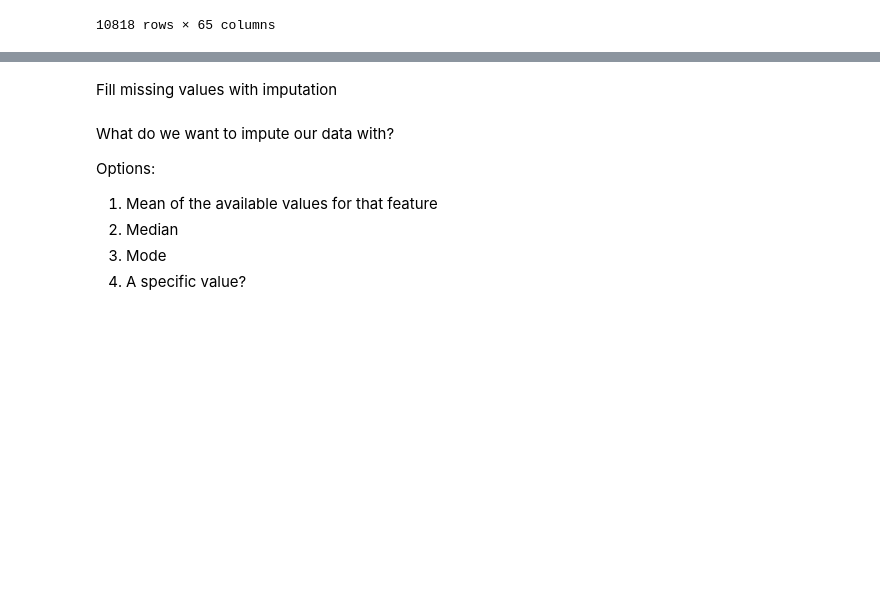
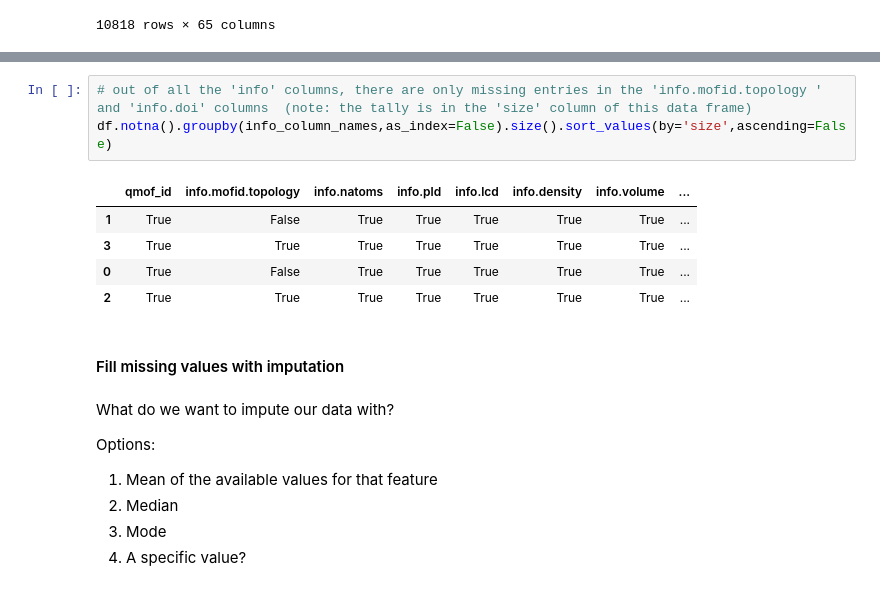
Before and after one commit to manendri/battery-materials-dsbc25, a Jupyter notebook: exploration/Preprocessing.ipynb, the cells around one changed output, grey strips where cells are left out. Cells and saved outputs as stored; diff of their text form; blank space fills up the shorter version.

```diff
--- a/exploration/Preprocessing.ipynb
+++ b/exploration/Preprocessing.ipynb
@@ -149,5 +222,14 @@ Total no. of rows after dropping rows with too many NaNs: 10818 out of 20374
+# %%
+# out of all the 'info' columns, there are only missing entries in the 'info.mofid.topology	' and 'info.doi' columns  (note: the tally is in the 'size' column of this data frame)
+df.notna().groupby(info_column_names,as_index=False).size().sort_values(by='size',ascending=False)
+# %% [output]
+|  | qmof_id | info.mofid.topology | info.natoms | info.pld | info.lcd | info.density | info.volume | ... |
+| 1 | True | False | True | True | True | True | True | ... |
+| 3 | True | True | True | True | True | True | True | ... |
+| 0 | True | False | True | True | True | True | True | ... |
+| 2 | True | True | True | True | True | True | True | ... |
 # %% [markdown]
-Fill missing values with imputation
+#### Fill missing values with imputation
 # %% [markdown]
 What do we want to impute our data with?
 
```
Also changed, not shown: parts of 5 cells of this notebook.
